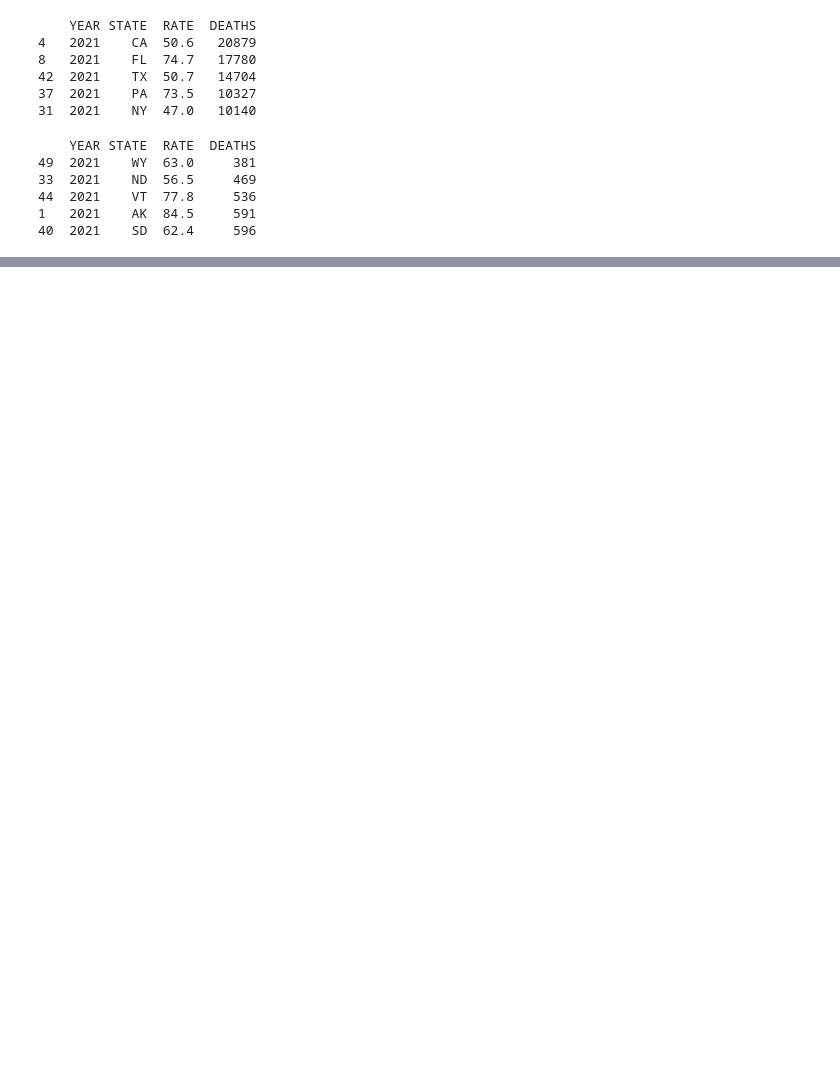
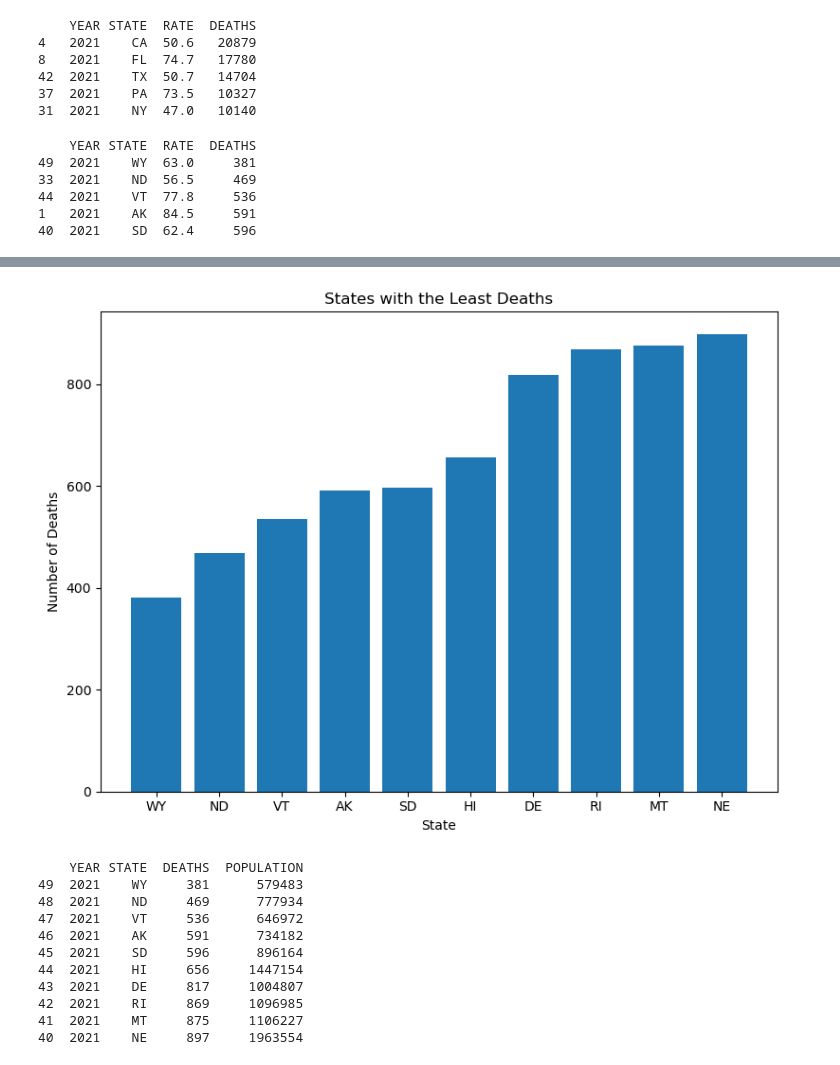
Before and after one commit to AdalbertPayan/project, a Jupyter notebook: accident.ipynb, the cells around one changed output, grey strips where cells are left out. Saved outputs shown, nothing was run; the diff lists cells and outputs as text; code cells hidden in the pictures; blank space fills up the shorter version.

```diff
--- a/accident.ipynb
+++ b/accident.ipynb
@@ -104,0 +251,44 @@ print(ascending_deaths_df.head())
+# %%
+# Define the data as a dictionary
+least_deaths_df = {
+    'STATE': ['WY', 'ND', 'VT', 'AK', 'SD', 'HI', 'DE', 'RI', 'MT', 'NE'],
+    'DEATHS': [381, 469, 536, 591, 596, 656, 817, 869, 875, 897],
+}
+
+# Convert the dictionary to a DataFrame
+least_deaths_df = pd.DataFrame(least_deaths_df)
+
+# Sort the DataFrame by 'DEATHS' in ascending order
+least_deaths_df.sort_values(by='DEATHS', inplace=True)
+
+# Get the first five rows of the DataFrame
+first_five_rows = least_deaths_df.head(10)
+
+# Plot the bar chart
+plt.figure(figsize=(8, 6))
+plt.bar(range(len(first_five_rows)), first_five_rows['DEATHS'])
+plt.xticks(range(len(first_five_rows)), first_five_rows['STATE'])
+plt.xlabel('State')
+plt.ylabel('Number of Deaths')
+plt.title('States with the Least Deaths')
+plt.tight_layout()
+plt.show()
+
+# top 5 states with least amount of deaths in 2021
+least_deaths_df = joined_df.sort_values(by='DEATHS', ascending=True)
+
+# display the first 5 rows of the sorted dataframe
+print(least_deaths_df.head(10))
+# %% [output]
+[figure, added]
+    YEAR STATE  DEATHS  POPULATION
+49  2021    WY     381      579483
+48  2021    ND     469      777934
+47  2021    VT     536      646972
+46  2021    AK     591      734182
+45  2021    SD     596      896164
+44  2021    HI     656     1447154
+43  2021    DE     817     1004807
+42  2021    RI     869     1096985
+41  2021    MT     875     1106227
+40  2021    NE     897     1963554
```
Also changed, not shown: parts of 17 cells of this notebook, 4 other files.
